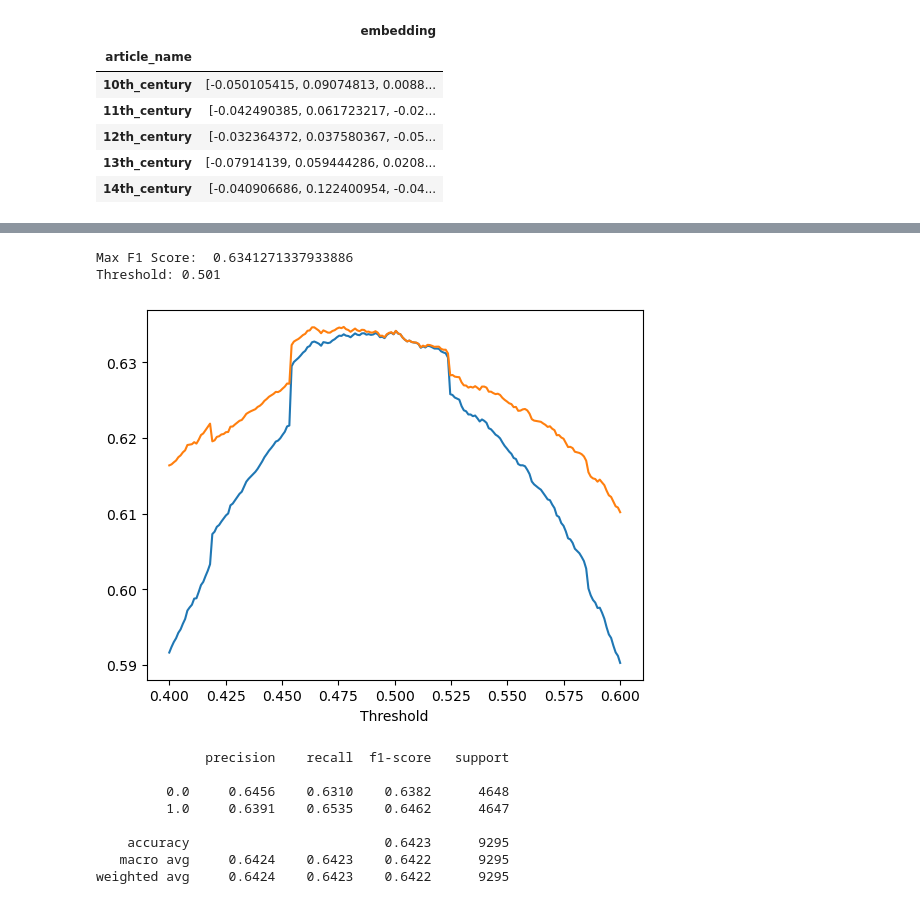
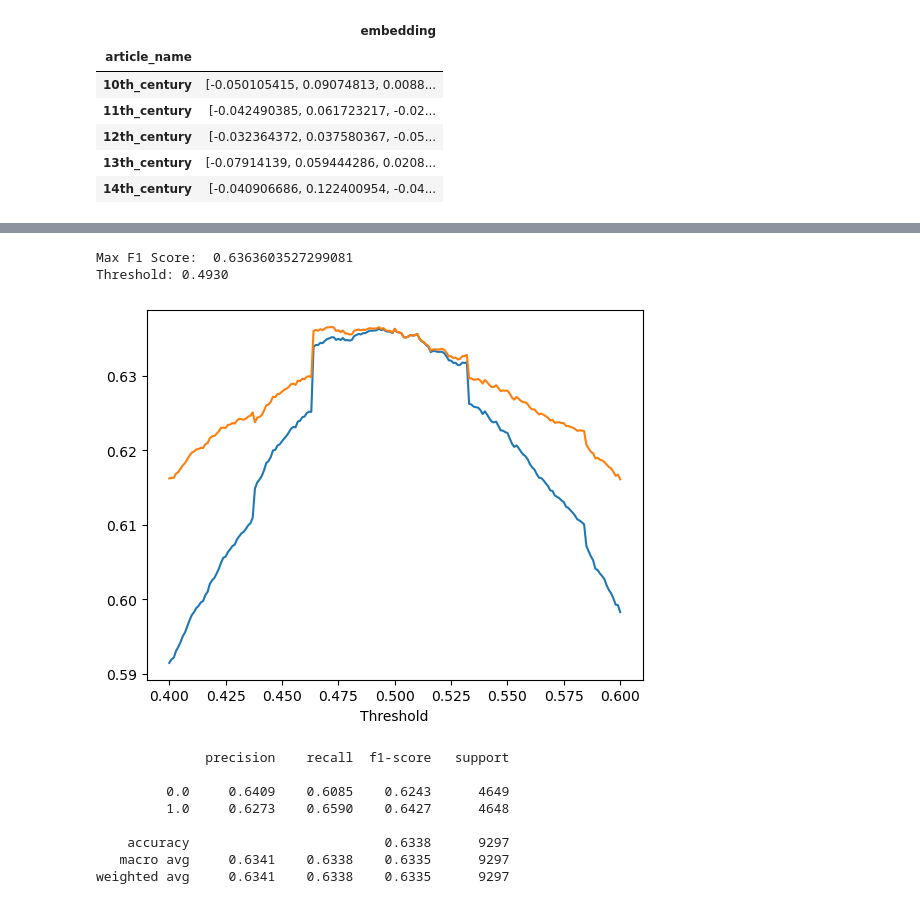
Before and after one commit to epfl-ada/ada-2024-project-outliars, a Jupyter notebook: scoring.ipynb, the cells around one changed output, grey strips where cells are left out. Cells and saved outputs as stored; diff of their text form; code cells hidden in the pictures.

```diff
--- a/scoring.ipynb
+++ b/scoring.ipynb
@@ -221,6 +232,6 @@ pair_data.head()
 # %%
 # Merge the pair data with the valid games
-valid_games_reg = valid_games.merge(pair_data, left_on = ['source', 'target'], right_index = True, how = 'left')
+valid_games_reg = valid_games.merge(unique_game_stats, left_on = ['source', 'target'], right_index = True, how = 'left')
 
 print(valid_games_reg.shape)
 print(valid_games_reg.columns)
@@ -399,23 +408,26 @@ from sklearn.model_selection import train_test_split
 from sklearn.preprocessing import StandardScaler
 # %%
 def determine_best_thresh(model, x_train, y_train):
-    thresholds = np.linspace(0.4, 0.6, 200)
+    thresholds = np.linspace(0.4, 0.6, 201)
     accuracies = []
     f1_scores = []
+    y_pred = model.predict(x_train)
+
     for threshold in thresholds:
-        y_pred = model.predict(x_train)
-        y_pred = y_pred > threshold
+        y_predicted = y_pred > threshold
 
-        f1_scores.append(f1_score(y_train, y_pred, average='weighted'))
-        accuracies.append(accuracy_score(y_train, y_pred))
+        f1_scores.append(f1_score(y_train, y_predicted, average='weighted'))
+        accuracies.append(accuracy_score(y_train, y_predicted))
 
     # Determine the threshold that maximizes the F1 score
     max_f1_score = max(f1_scores)
     max_f1_score_index = f1_scores.index(max_f1_score)
     print("Max F1 Score: ", max_f1_score)
-    print(f"Threshold: {thresholds[max_f1_score_index]:.3f}")
+    print(f"Threshold: {thresholds[max_f1_score_index]:.4f}")
 
     plt.plot(thresholds, f1_scores)
     plt.plot(thresholds, accuracies)
     plt.xlabel("Threshold")
+
+    return thresholds[max_f1_score_index]
 # %%
@@ -482,5 +488,8 @@ weighted avg      0.627     0.627     0.627      9295
 # %%
-x_2 = valid_games_reg.copy()[['pagerank_target',]]
+x_2_features = [
+    'pagerank_target',
+]
+x_2 = valid_games_reg.copy()[x_2_features]
 
 y_2 = valid_games_reg['finished']
 
@@ -556,7 +627,11 @@ Correlation between the two models:  0.6564671420503199
 # %%
 x_big = valid_games_reg.copy().drop(columns=['finished', 'source', 'target'])
 
+x_big['shortest_path_count'] = x_big['shortest_path_count'].apply(lambda x: np.log(x + 1e-4))
+x_big['one_longer_path_count'] = x_big['one_longer_path_count'].apply(lambda x: np.log(x + 1e-4))
+
 y_big = valid_games_reg['finished']
+
 
 # standardization
 scaler = StandardScaler()
@@ -564,10 +639,10 @@ scaler = StandardScaler()
 x_train_big, x_test_big, y_train_big, y_test_big = train_test_split(x_big, y_big, train_size = 0.80, random_state = 42, stratify = y_big)
 
 x_train_big = scaler.fit_transform(x_train_big)
-x_train_big = sm.add_constant(x_train_big)
+# x_train_big = sm.add_constant(x_train_big)
 
 x_test_big = scaler.transform(x_test_big)
-x_test_big = sm.add_constant(x_test_big)
+# x_test_big = sm.add_constant(x_test_big)
 # %%
 model_big = sm.Logit(y_train_big, x_train_big).fit()
 model_big.summary()
@@ -602,24 +677,23 @@ Logit Regression Results
 # %%
-determine_best_thresh(model_big, x_train_big, y_train_big)
+threshold_big = determine_best_thresh(model_big, x_train_big, y_train_big)
 # %% [output]
-Max F1 Score:  0.6341271337933886
-Threshold: 0.501
+Max F1 Score:  0.6363603527299081
+Threshold: 0.4930
-[figure, old version]
+[figure, new version]
 # %%
 # Verify the model on the test set
 y_pred_big = model_big.predict(x_test_big)
-threshold_big = 0.501
 y_pred_big = y_pred_big > threshold_big
 print(classification_report(y_test_big, y_pred_big, digits=4))
 # %% [output]
               precision    recall  f1-score   support
 
-         0.0     0.6456    0.6310    0.6382      4648
-         1.0     0.6391    0.6535    0.6462      4647
+         0.0     0.6409    0.6085    0.6243      4649
+         1.0     0.6273    0.6590    0.6427      4648
 
-    accuracy                         0.6423      9295
-   macro avg     0.6424    0.6423    0.6422      9295
-weighted avg     0.6424    0.6423    0.6422      9295
+    accuracy                         0.6338      9297
+   macro avg     0.6341    0.6338    0.6335      9297
+weighted avg     0.6341    0.6338    0.6335      9297
 # %%
 print(confusion_matrix(y_test_big, y_pred_big))
 # %% [output]
```
Also changed, not shown: parts of 30 cells of this notebook, 1 other file.
